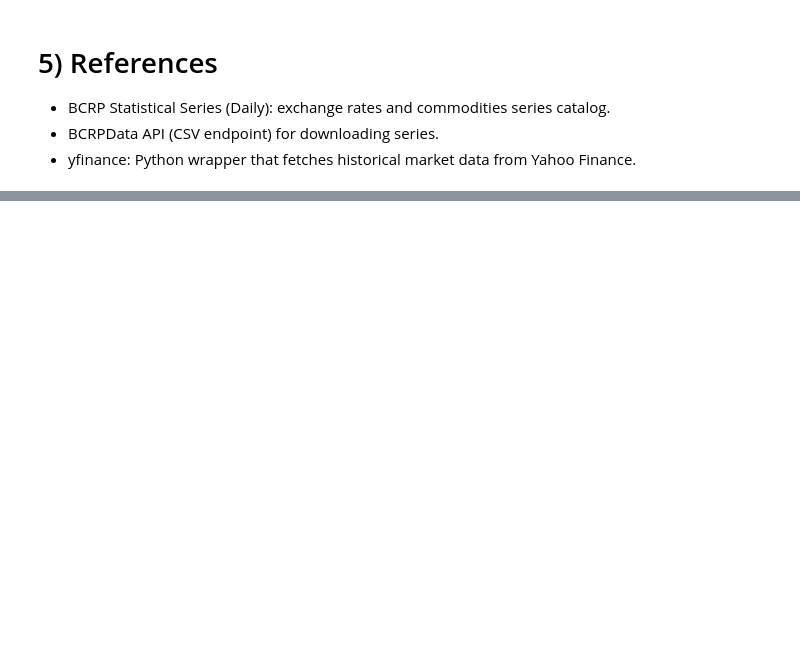
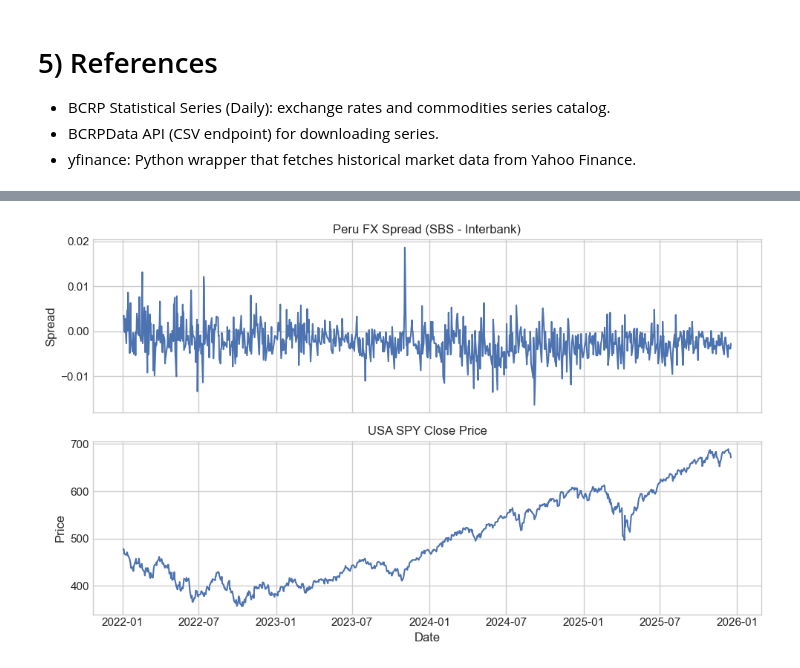
Before and after one commit to anzonyquispe/Python-for-Finance, a Jupyter notebook: homeworks/Assignment_3/group_9_ass_3_2026_folder/group_9_ass_3_2026_p1p2.ipynb, the cells around one changed output, grey strips where cells are left out. Saved outputs shown, nothing was run; the diff lists cells and outputs as text; code cells hidden in the pictures; blank space fills up the shorter version.

```diff
--- a/homeworks/Assignment_3/group_9_ass_3_2026_folder/group_9_ass_3_2026_p1p2.ipynb
+++ b/homeworks/Assignment_3/group_9_ass_3_2026_folder/group_9_ass_3_2026_p1p2.ipynb
@@ -1593,0 +1746,100 @@ print(f"Correlation (FX vs SPY): {corr_fx_spy:.3f}")
+# %%
+import numpy as np
+import pandas as pd
+import matplotlib.pyplot as plt
+
+# --- 1) Rename Peru columns ---
+peru_wide = peru_wide.rename(columns={
+    "fx_interbank_buy": "fx_interbank",
+    "fx_sbs_buy": "fx_sbs",
+    "gold_london": "gold",
+    "copper_london": "copper"
+}).copy()
+
+# --- 2) Make sure date index is datetime (Peru) ---
+peru_wide.index = pd.to_datetime(peru_wide.index, errors="coerce")
+peru_wide = peru_wide.loc[peru_wide.index.notna()].sort_index()
+
+# --- 3) Build Peru FX spread ---
+fx_spread = (peru_wide["fx_sbs"] - peru_wide["fx_interbank"]).dropna()
+fx_spread.name = "fx_spread"
+
+# --- 4) Extract SPY close robustly from `usa` ---
+usa = usa.copy()
+
+def get_spy_close(df: pd.DataFrame) -> pd.Series:
+    # Case A: MultiIndex columns from yfinance style: ('Close','SPY') or ('Adj Close','SPY')
+    if isinstance(df.columns, pd.MultiIndex):
+        for lvl0 in ["Close", "Adj Close"]:
+            if (lvl0, "SPY") in df.columns:
+                s = df[(lvl0, "SPY")].copy()
+                s.name = "SPY_close"
+                return s
+
+    # Case B: Wide columns with tickers (SPY is a column)
+    if "SPY" in df.columns:
+        s = pd.to_numeric(df["SPY"], errors="coerce").dropna()
+        s.name = "SPY_close"
+        return s
+
+    # Case C: Long format with columns like ['date','ticker','close'] (or 'symbol', 'adj_close', etc.)
+    cols_lower = {c.lower(): c for c in df.columns}
+
+    ticker_col = cols_lower.get("ticker") or cols_lower.get("symbol")
+    date_col = cols_lower.get("date")
+    close_col = (cols_lower.get("close") or cols_lower.get("adj close") or cols_lower.get("adj_close"))
+
+    if ticker_col and close_col:
+        tmp = df.copy()
+
+        # If date is in a column, set it as index
+        if date_col:
+            tmp[date_col] = pd.to_datetime(tmp[date_col], errors="coerce")
+            tmp = tmp.loc[tmp[date_col].notna()].set_index(date_col).sort_index()
+        else:
+            # otherwise assume index is date-like
+            tmp.index = pd.to_datetime(tmp.index, errors="coerce")
+            tmp = tmp.loc[tmp.index.notna()].sort_index()
+
+        tmp = tmp.loc[tmp[ticker_col] == "SPY"]
+        s = pd.to_numeric(tmp[close_col], errors="coerce").dropna()
+        s.name = "SPY_close"
+        return s
+
+    # Fallback: try first numeric column (avoid strings like GLD/SPY/TLT)
+    numeric_cols = [c for c in df.columns if pd.api.types.is_numeric_dtype(df[c])]
+    if numeric_cols:
+        s = df[numeric_cols[0]].copy()
+        s.index = pd.to_datetime(df.index, errors="coerce")
+        s = s.loc[s.index.notna()].sort_index()
+        s.name = "SPY_close"
+        return s
+
+    raise ValueError("Could not extract SPY close: `usa` seems not to contain numeric close prices.")
+
+spy_close = get_spy_close(usa)
+
+# --- 5) Ensure datetime index for SPY series and align periods ---
+spy_close.index = pd.to_datetime(spy_close.index, errors="coerce")
+spy_close = spy_close.loc[spy_close.index.notna()].sort_index()
+
+common_index = fx_spread.index.intersection(spy_close.index)
+fx_spread_aligned = fx_spread.loc[common_index]
+spy_close_aligned = spy_close.loc[common_index]
+
+# --- 6) Plot (clean) ---
+fig, axes = plt.subplots(nrows=2, ncols=1, sharex=True, figsize=(10, 6))
+
+axes[0].plot(fx_spread_aligned)
+axes[0].set_title("Peru FX Spread (SBS - Interbank)")
+axes[0].set_ylabel("Spread")
+
+axes[1].plot(spy_close_aligned)
+axes[1].set_title("USA SPY Close Price")
+axes[1].set_ylabel("Price")
+axes[1].set_xlabel("Date")
+
+fig.tight_layout()
+plt.show()
+# %% [output]
+[figure, added]
```
Also changed, not shown: parts of 26 cells of this notebook, 2 other files.
